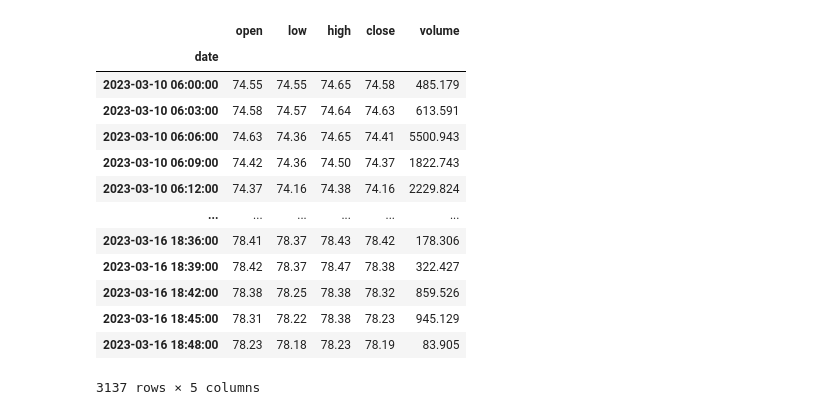
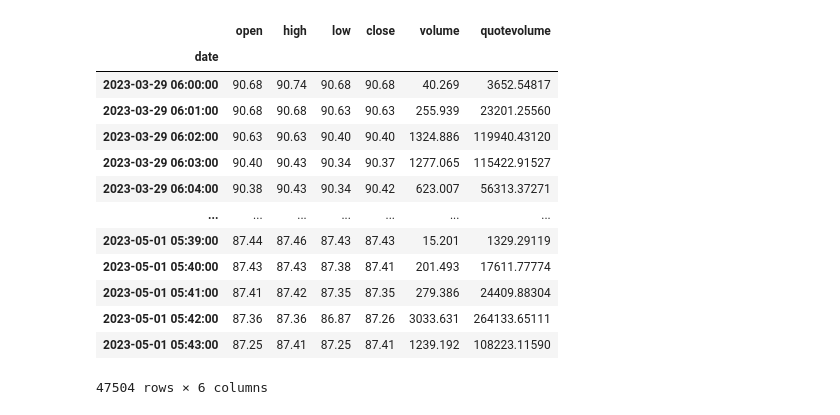
Before and after one commit to RamonHA/CrytosStudy, a Jupyter notebook: seasonality.ipynb, the cells around one changed output. Saved outputs shown, nothing was run; the diff lists cells and outputs as text; code cells hidden in the pictures.

```diff
--- a/seasonality.ipynb
+++ b/seasonality.ipynb
@@ -8,27 +8,27 @@ import plotly.express as xp
 # %%
 asset = Asset(
     "LTC",
-    start = datetime(2023,3,10),
+    start = datetime(2023,3,30),
     end = datetime.now(),
-    frequency="3min",
+    frequency="1min",
     broker = "binance",
     fiat = "USDT",
-    source="db"
+    source="ext_api"
 )
 # %%
-asset.df
+asset.df.shape
 # %% [output]
-|  | open | low | high | close | volume |
-| date |  |  |  |  |  |
-| 2023-03-10 06:00:00 | 74.55 | 74.55 | 74.65 | 74.58 | 485.179 |
-| 2023-03-10 06:03:00 | 74.58 | 74.57 | 74.64 | 74.63 | 613.591 |
-| 2023-03-10 06:06:00 | 74.63 | 74.36 | 74.65 | 74.41 | 5500.943 |
-| 2023-03-10 06:09:00 | 74.42 | 74.36 | 74.50 | 74.37 | 1822.743 |
-| 2023-03-10 06:12:00 | 74.37 | 74.16 | 74.38 | 74.16 | 2229.824 |
-| ... | ... | ... | ... | ... | ... |
-| 2023-03-16 18:36:00 | 78.41 | 78.37 | 78.43 | 78.42 | 178.306 |
-| 2023-03-16 18:39:00 | 78.42 | 78.37 | 78.47 | 78.38 | 322.427 |
-| 2023-03-16 18:42:00 | 78.38 | 78.25 | 78.38 | 78.32 | 859.526 |
-| 2023-03-16 18:45:00 | 78.31 | 78.22 | 78.38 | 78.23 | 945.129 |
-| 2023-03-16 18:48:00 | 78.23 | 78.18 | 78.23 | 78.19 | 83.905 |
+|  | open | high | low | close | volume | quotevolume |
+| date |  |  |  |  |  |  |
+| 2023-03-29 06:00:00 | 90.68 | 90.74 | 90.68 | 90.68 | 40.269 | 3652.54817 |
+| 2023-03-29 06:01:00 | 90.68 | 90.68 | 90.63 | 90.63 | 255.939 | 23201.25560 |
+| 2023-03-29 06:02:00 | 90.63 | 90.63 | 90.40 | 90.40 | 1324.886 | 119940.43120 |
+| 2023-03-29 06:03:00 | 90.40 | 90.43 | 90.34 | 90.37 | 1277.065 | 115422.91527 |
+| 2023-03-29 06:04:00 | 90.38 | 90.43 | 90.34 | 90.42 | 623.007 | 56313.37271 |
+| ... | ... | ... | ... | ... | ... | ... |
+| 2023-05-01 05:39:00 | 87.44 | 87.46 | 87.43 | 87.43 | 15.201 | 1329.29119 |
+| 2023-05-01 05:40:00 | 87.43 | 87.43 | 87.38 | 87.41 | 201.493 | 17611.77774 |
+| 2023-05-01 05:41:00 | 87.41 | 87.42 | 87.35 | 87.35 | 279.386 | 24409.88304 |
+| 2023-05-01 05:42:00 | 87.36 | 87.36 | 86.87 | 87.26 | 3033.631 | 264133.65111 |
+| 2023-05-01 05:43:00 | 87.25 | 87.41 | 87.25 | 87.41 | 1239.192 | 108223.11590 |
-3137 rows × 5 columns
+47504 rows × 6 columns
```
Also changed, not shown: parts of 13 cells of this notebook, 1 other file.
